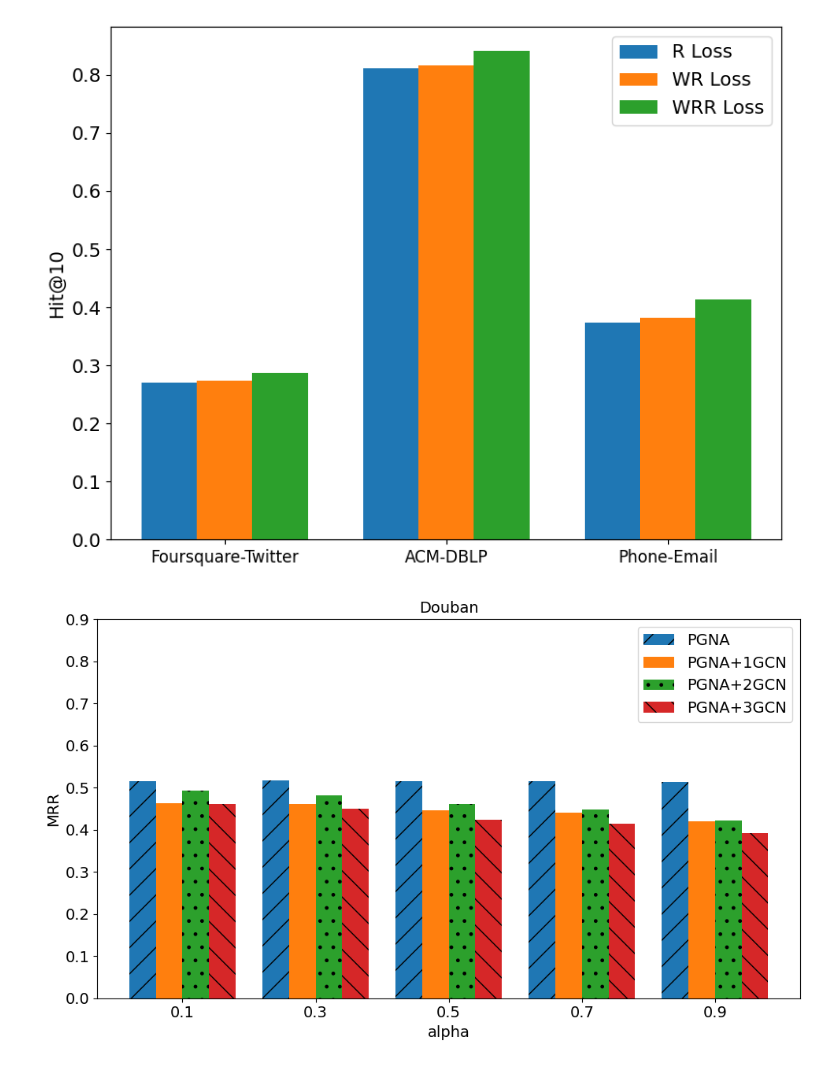
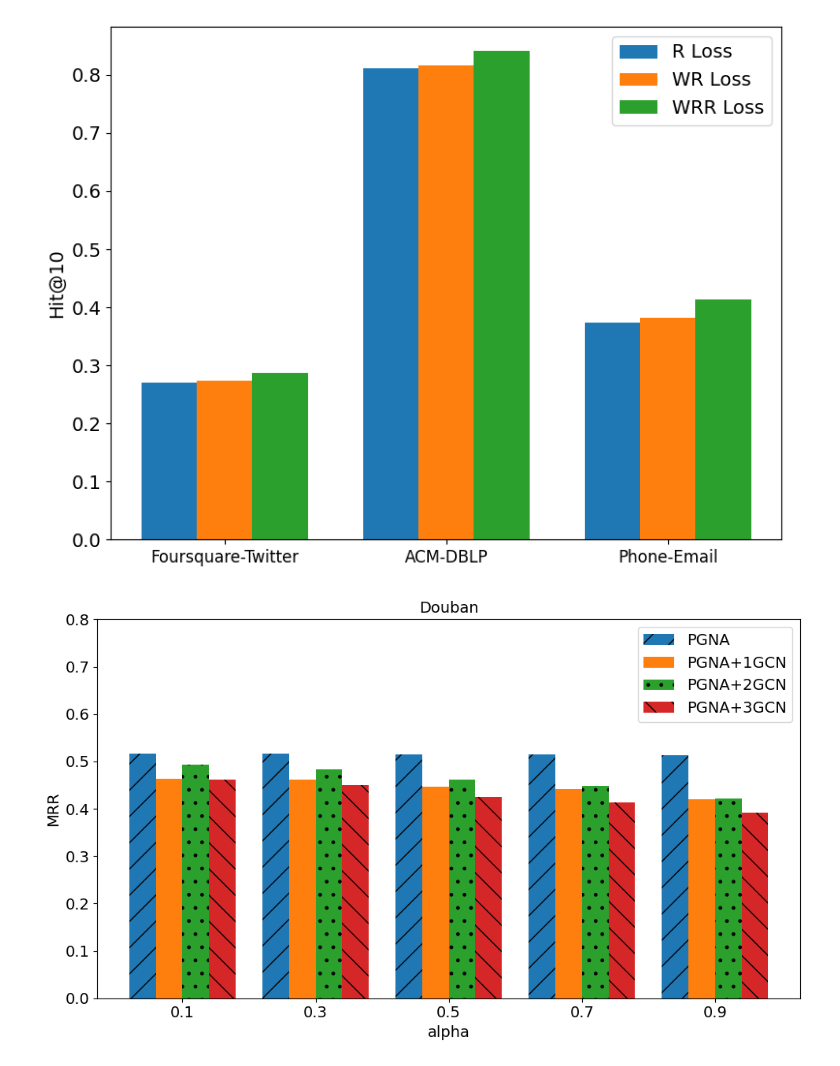
Before and after one commit to yq-leo/CS512-Project, a Jupyter notebook: plot.ipynb, the cells around one changed output. Saved outputs shown, nothing was run; the diff lists cells and outputs as text; code cells hidden in the pictures.

Commit message:
update plot code

```diff
--- a/plot.ipynb
+++ b/plot.ipynb
@@ -177,7 +177,7 @@ plot_ablation_reg()
 # %% [output]
 [figure]
 # %%
-def plot_gcn(dataset, data):
+def plot_gcn(dataset, data, max_ylim=0.9):
     models = ['PGNA', 'PGNA+1GCN', 'PGNA+2GCN', 'PGNA+3GCN']
     datasets = ['0.1', '0.3', '0.5', '0.7', '0.9']
 
@@ -202,7 +202,7 @@ def plot_gcn(dataset, data):
     ax.legend()
 
     # Add text for labels, title, and custom x-axis tick labels, etc.
-    ax.set_ylim(0, 0.9)  # Adjusting the y-axis limit to mimic the screenshot
+    ax.set_ylim(0, max_ylim)  # Adjusting the y-axis limit to mimic the screenshot
 
     fig.tight_layout()
     plt.savefig(f'plots/{dataset}_gcn', dpi=360)
@@ -210,10 +210,10 @@ def plot_gcn(dataset, data):
 # %%
 douban_data = {
     'PGNA': [0.5161, 0.5171, 0.5149, 0.5149, 0.5138],
     'PGNA+1GCN': [0.4625, 0.4609, 0.4466, 0.4412, 0.4195],
     'PGNA+2GCN': [0.4924, 0.4825, 0.4618, 0.4478, 0.4213],
     'PGNA+3GCN': [0.4620, 0.4498, 0.4242, 0.4136, 0.3917]
 }
-plot_gcn('Douban', douban_data)
+plot_gcn('Douban', douban_data, 0.8)
 # %% [output]
-[figure, old version]
+[figure, new version]
```
